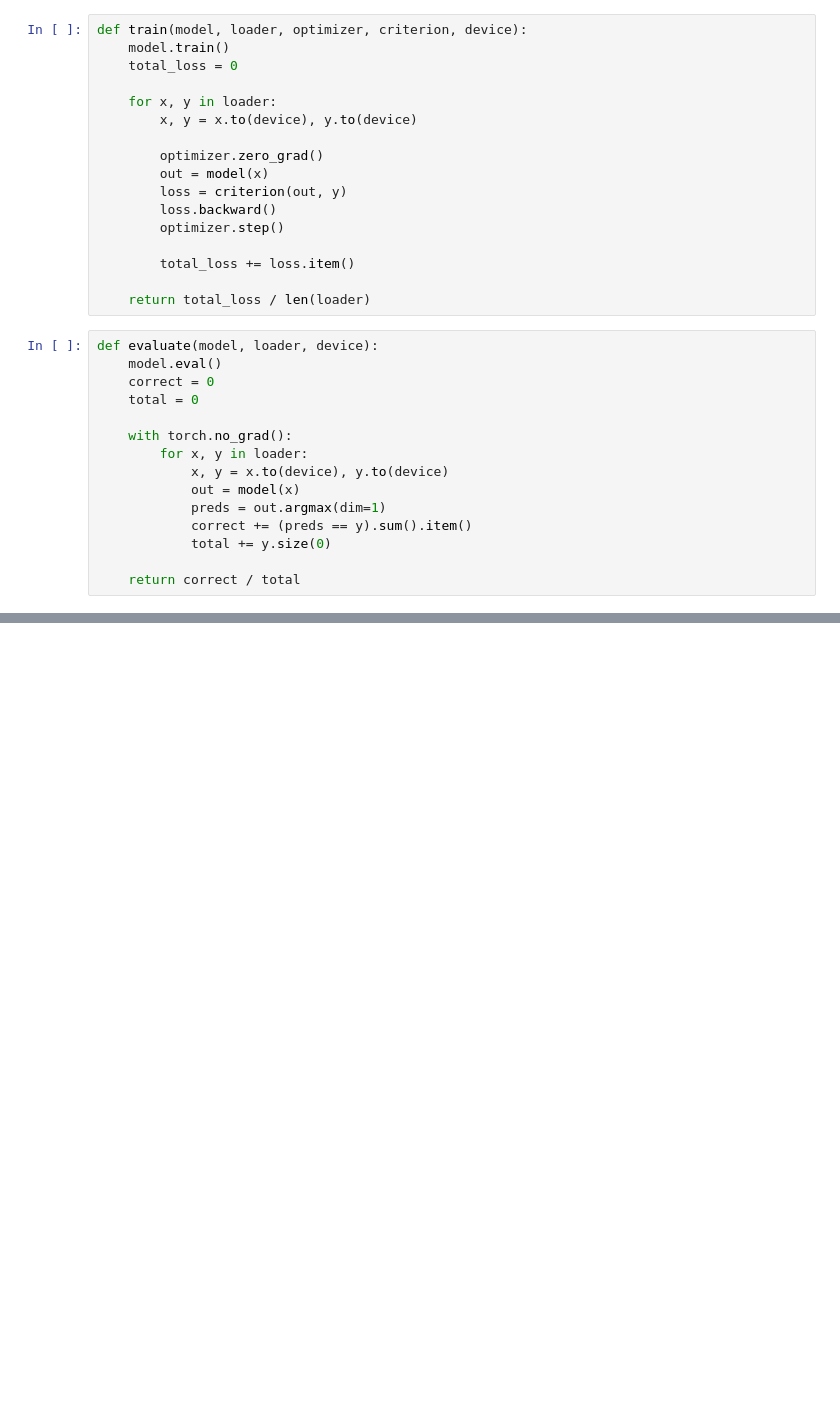
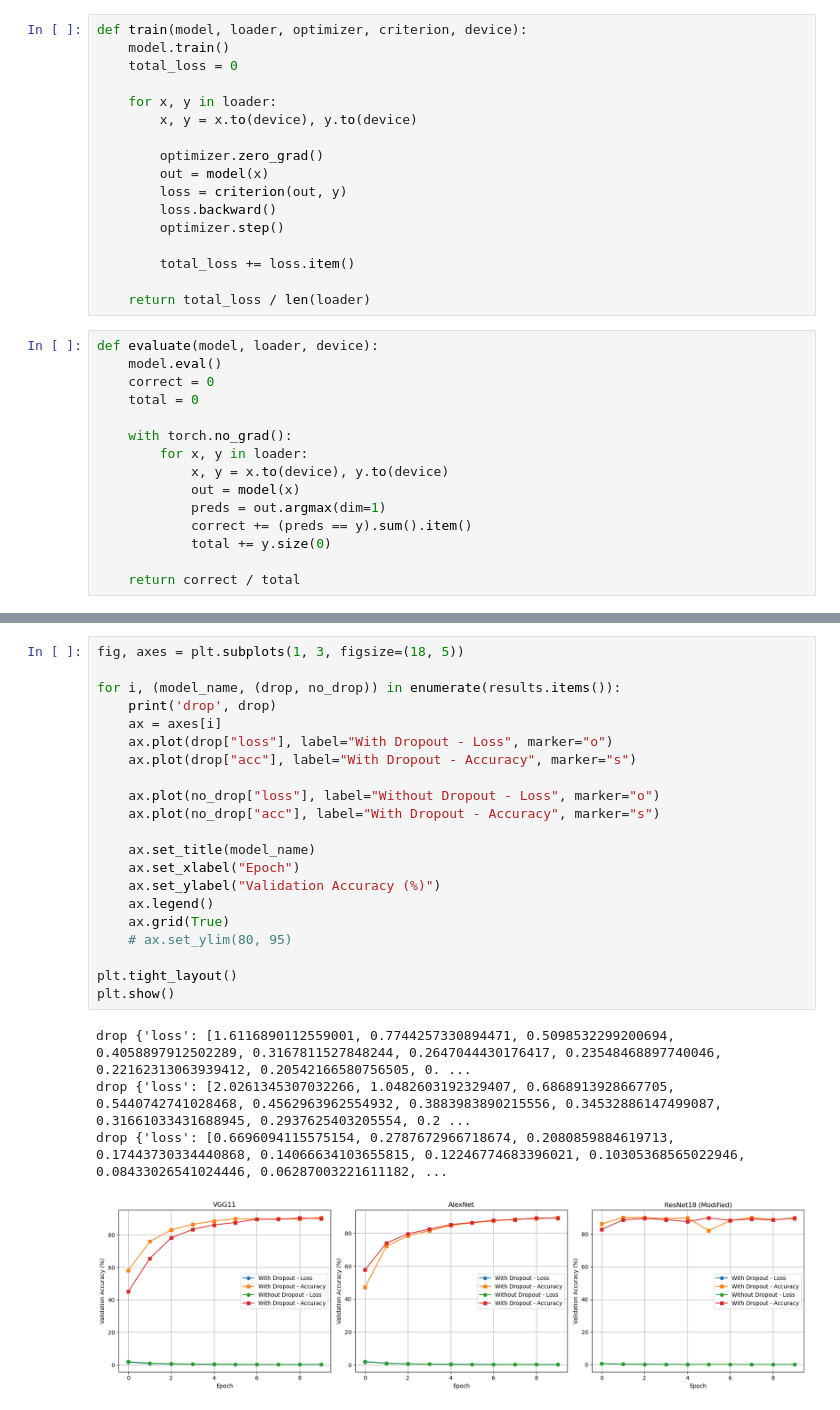
Before and after one commit to PauloFRC/dropout-implementation, a Jupyter notebook: src/notebooks/validate.ipynb, the cells around one changed output, grey strips where cells are left out. Saved outputs shown, nothing was run; the diff lists cells and outputs as text; blank space fills up the shorter version.

```diff
--- a/src/notebooks/validate.ipynb
+++ b/src/notebooks/validate.ipynb
@@ -162,0 +328,26 @@ TODO:
+# %%
+fig, axes = plt.subplots(1, 3, figsize=(18, 5))
+
+for i, (model_name, (drop, no_drop)) in enumerate(results.items()):
+    print('drop', drop)
+    ax = axes[i]
+    ax.plot(drop["loss"], label="With Dropout - Loss", marker="o")
+    ax.plot(drop["acc"], label="With Dropout - Accuracy", marker="s")
+
+    ax.plot(no_drop["loss"], label="Without Dropout - Loss", marker="o")
+    ax.plot(no_drop["acc"], label="With Dropout - Accuracy", marker="s")
+
+    ax.set_title(model_name)
+    ax.set_xlabel("Epoch")
+    ax.set_ylabel("Validation Accuracy (%)")
+    ax.legend()
+    ax.grid(True)
+    # ax.set_ylim(80, 95)
+
+plt.tight_layout()
+plt.show()
+# %% [output]
+drop {'loss': [1.6116890112559001, 0.7744257330894471, 0.5098532299200694, 0.4058897912502289, 0.3167811527848244, 0.2647044430176417, 0.23548468897740046, 0.22162313063939412, 0.20542166580756505, 0. ...
+drop {'loss': [2.0261345307032266, 1.0482603192329407, 0.6868913928667705, 0.5440742741028468, 0.4562963962554932, 0.3883983890215556, 0.34532886147499087, 0.31661033431688945, 0.2937625403205554, 0.2 ...
+drop {'loss': [0.6696094115575154, 0.2787672966718674, 0.2080859884619713, 0.17443730334440868, 0.14066634103655815, 0.12246774683396021, 0.10305368565022946, 0.08433026541024446, 0.06287003221611182, ...
+[figure, added]
```
Also changed, not shown: parts of 11 cells of this notebook, 5 other files.
